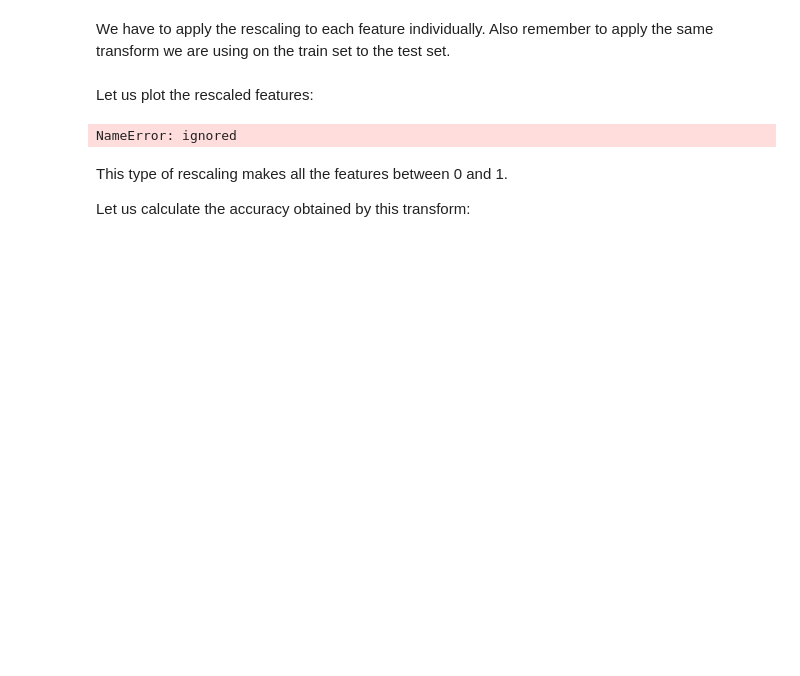
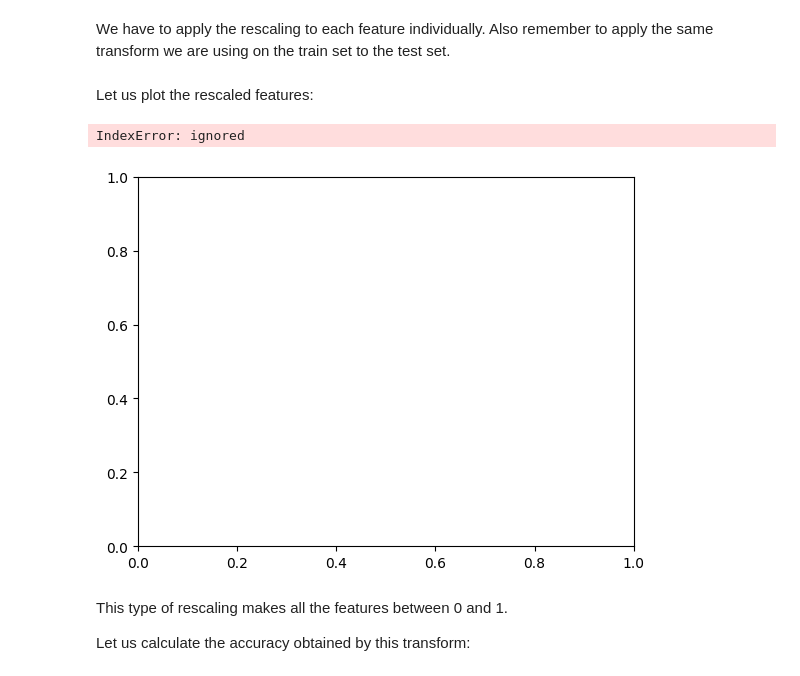
Before and after one commit to Reshma135/FMML_COURSE_ASSIGNMENT-, a Jupyter notebook: Copy_of_Module_01_Lab_04_LinearAlgebra.ipynb, the cells around one changed output. Saved outputs shown, nothing was run; the diff lists cells and outputs as text; code cells hidden in the pictures; blank space fills up the shorter version.

```diff
--- a/Copy_of_Module_01_Lab_04_LinearAlgebra.ipynb
+++ b/Copy_of_Module_01_Lab_04_LinearAlgebra.ipynb
@@ -485,9 +485,10 @@ test_feats_rescaled = np.stack((test_feats_rescaled_x, test_feats_rescaled_y),1)
 # %% [markdown]
 Let us plot the rescaled features:
 # %%
-fig, ax = PlotData(train_feats_rescaled, train_y)
+fig, ax = plotData(train_feats_rescaled, train_y)
 # %% [output]
-NameError: ignored
+IndexError: ignored
+[figure, added]
 # %% [markdown]
 This type of rescaling makes all the features between 0 and 1.
 
```
